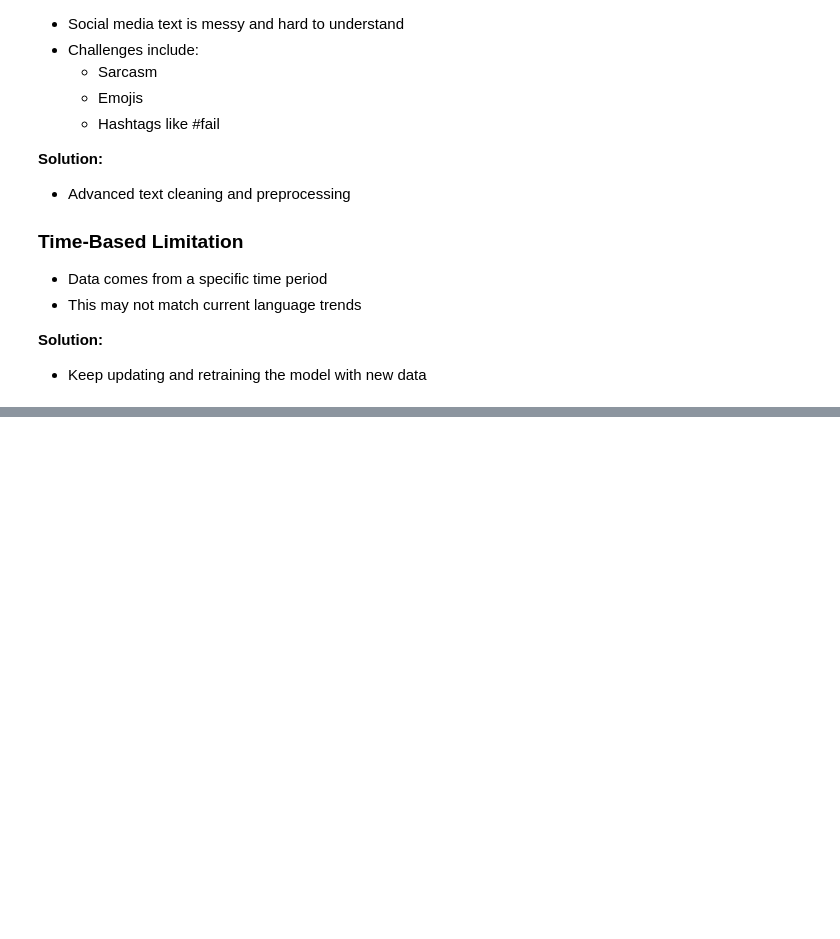
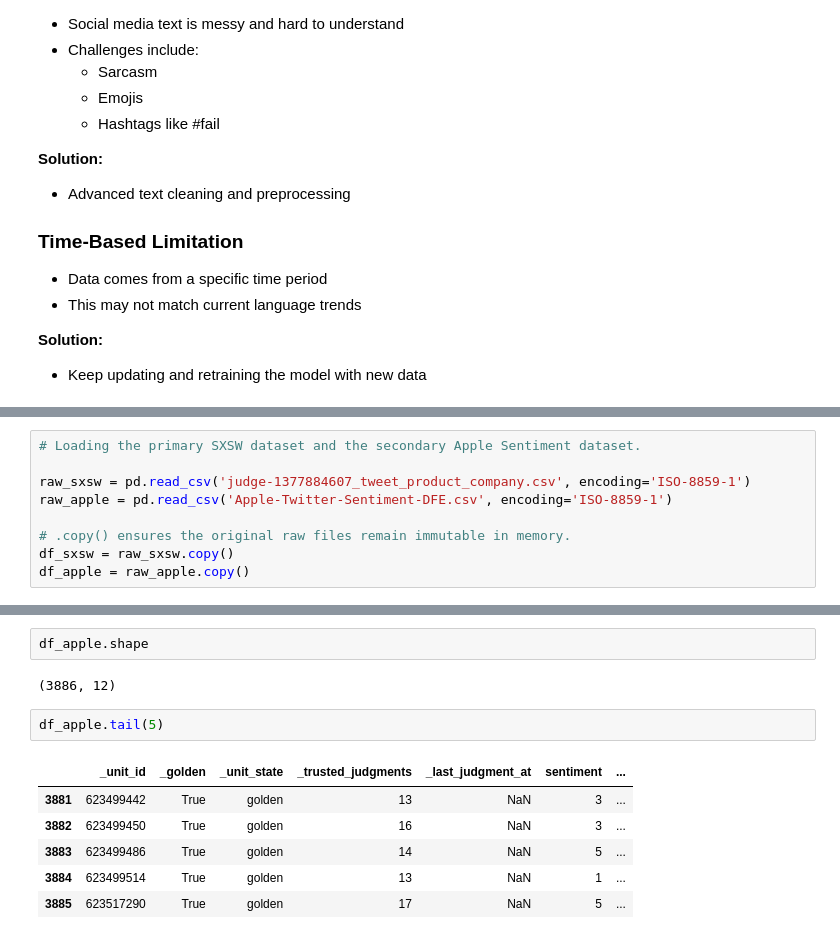
Before and after one commit to abelcholfavour/brand_sentinel, a Jupyter notebook: index.ipynb, the cells around one changed output, grey strips where cells are left out. Cells and saved outputs as stored; diff of their text form; blank space fills up the shorter version.

```diff
--- a/index.ipynb
+++ b/index.ipynb
@@ -165,0 +261,9 @@ Not noticing serious problems early enough
+# %%
+# Loading the primary SXSW dataset and the secondary Apple Sentiment dataset.
+
+raw_sxsw = pd.read_csv('judge-1377884607_tweet_product_company.csv', encoding='ISO-8859-1')
+raw_apple = pd.read_csv('Apple-Twitter-Sentiment-DFE.csv', encoding='ISO-8859-1')
+
+# .copy() ensures the original raw files remain immutable in memory.
+df_sxsw = raw_sxsw.copy()
+df_apple = raw_apple.copy()
@@ -165,0 +304,13 @@ Not noticing serious problems early enough
+# %%
+df_apple.shape
+# %% [output]
+(3886, 12)
+# %%
+df_apple.tail(5)
+# %% [output]
+|  | _unit_id | _golden | _unit_state | _trusted_judgments | _last_judgment_at | sentiment | ... |
+| 3881 | 623499442 | True | golden | 13 | NaN | 3 | ... |
+| 3882 | 623499450 | True | golden | 16 | NaN | 3 | ... |
+| 3883 | 623499486 | True | golden | 14 | NaN | 5 | ... |
+| 3884 | 623499514 | True | golden | 13 | NaN | 1 | ... |
+| 3885 | 623517290 | True | golden | 17 | NaN | 5 | ... |
```
Also changed, not shown: parts of 27 cells of this notebook.
